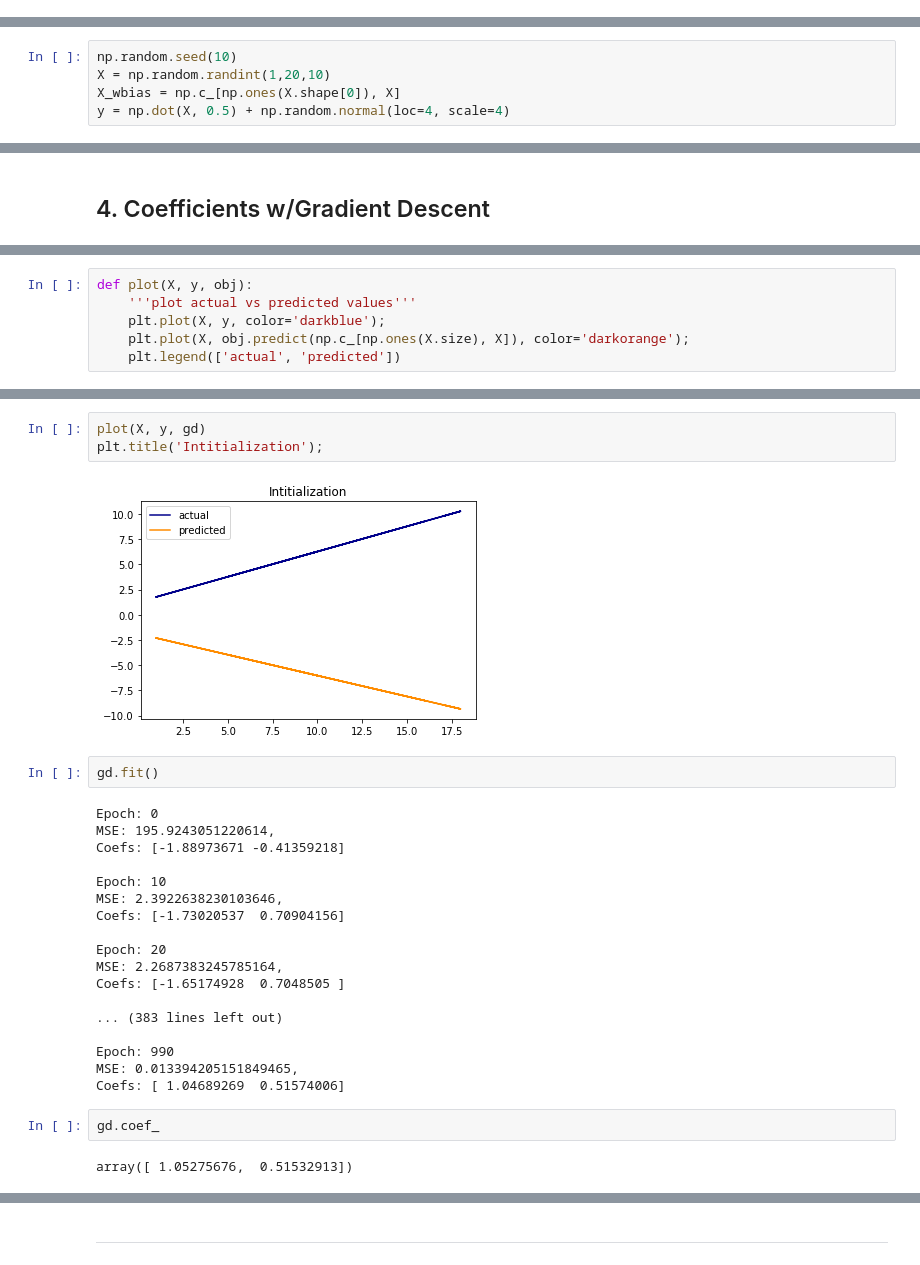
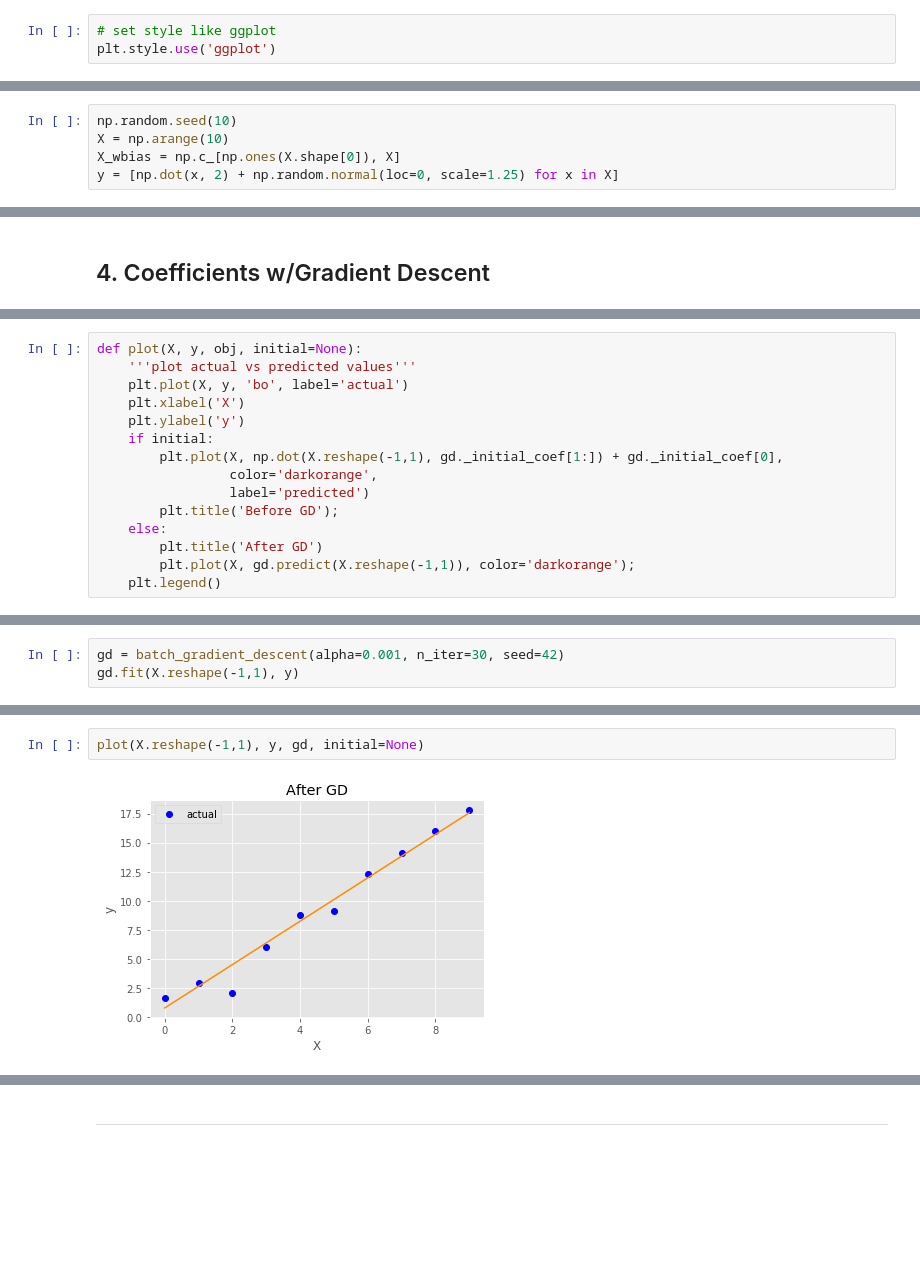
Before and after one commit to dziganto/Data_Science_Fundamentals, a Jupyter notebook: Linear_Regression_&_Intro_to_GD.ipynb, the cells around one changed output, grey strips where cells are left out. Saved outputs shown, nothing was run; the diff lists cells and outputs as text; blank space fills up the shorter version.

Commit message:
Refactored GD class and plot function, added ggplot style, more explanations

```diff
--- a/Linear_Regression_&_Intro_to_GD.ipynb
+++ b/Linear_Regression_&_Intro_to_GD.ipynb
@@ -13,3 +14,6 @@ from scipy.linalg import lstsq
+# %%
+# set style like ggplot
+plt.style.use('ggplot')
 # %% [markdown]
 ## Version Numbers
 # %%
@@ -34,5 +38,5 @@ Sklearn Version: 0.19.0
 # %%
 np.random.seed(10)
-X = np.random.randint(1,20,10)
+X = np.arange(10)
 X_wbias = np.c_[np.ones(X.shape[0]), X]
-y = np.dot(X, 0.5) + np.random.normal(loc=4, scale=4)
+y = [np.dot(x, 2) + np.random.normal(loc=0, scale=1.25) for x in X]
@@ -166,6 +167,15 @@ class batch_gradient_descent:
 # %%
-def plot(X, y, obj):
+def plot(X, y, obj, initial=None):
     '''plot actual vs predicted values'''
-    plt.plot(X, y, color='darkblue');
-    plt.plot(X, obj.predict(np.c_[np.ones(X.size), X]), color='darkorange');
-    plt.legend(['actual', 'predicted'])
+    plt.plot(X, y, 'bo', label='actual')
+    plt.xlabel('X')
+    plt.ylabel('y')
+    if initial:
+        plt.plot(X, np.dot(X.reshape(-1,1), gd._initial_coef[1:]) + gd._initial_coef[0],
+                 color='darkorange',
+                 label='predicted')
+        plt.title('Before GD');
+    else:
+        plt.title('After GD')
+        plt.plot(X, gd.predict(X.reshape(-1,1)), color='darkorange');
+    plt.legend()
@@ -173,0 +189,3 @@ gd = batch_gradient_descent(X=X, y=y, alpha=0.01, max_iter=1000, seed=35)
+# %%
+gd = batch_gradient_descent(alpha=0.001, n_iter=30, seed=42)
+gd.fit(X.reshape(-1,1), y)
@@ -178,29 +208,4 @@ array([-1.88973671, -0.41359218])
 # %%
-plot(X, y, gd)
-plt.title('Intitialization');
+plot(X.reshape(-1,1), y, gd, initial=None)
 # %% [output]
-[figure, old version]
+[figure, new version]
-# %%
-gd.fit()
-# %% [output]
-Epoch: 0
-MSE: 195.9243051220614,
-Coefs: [-1.88973671 -0.41359218]
-
-Epoch: 10
-MSE: 2.3922638230103646,
-Coefs: [-1.73020537  0.70904156]
-
-Epoch: 20
-MSE: 2.2687383245785164,
-Coefs: [-1.65174928  0.7048505 ]
-
-... (383 lines left out)
-
-Epoch: 990
-MSE: 0.013394205151849465,
-Coefs: [ 1.04689269  0.51574006]
-# %%
-gd.coef_
-# %% [output]
-array([ 1.05275676,  0.51532913])
```
Also changed, not shown: parts of 33 cells of this notebook.
